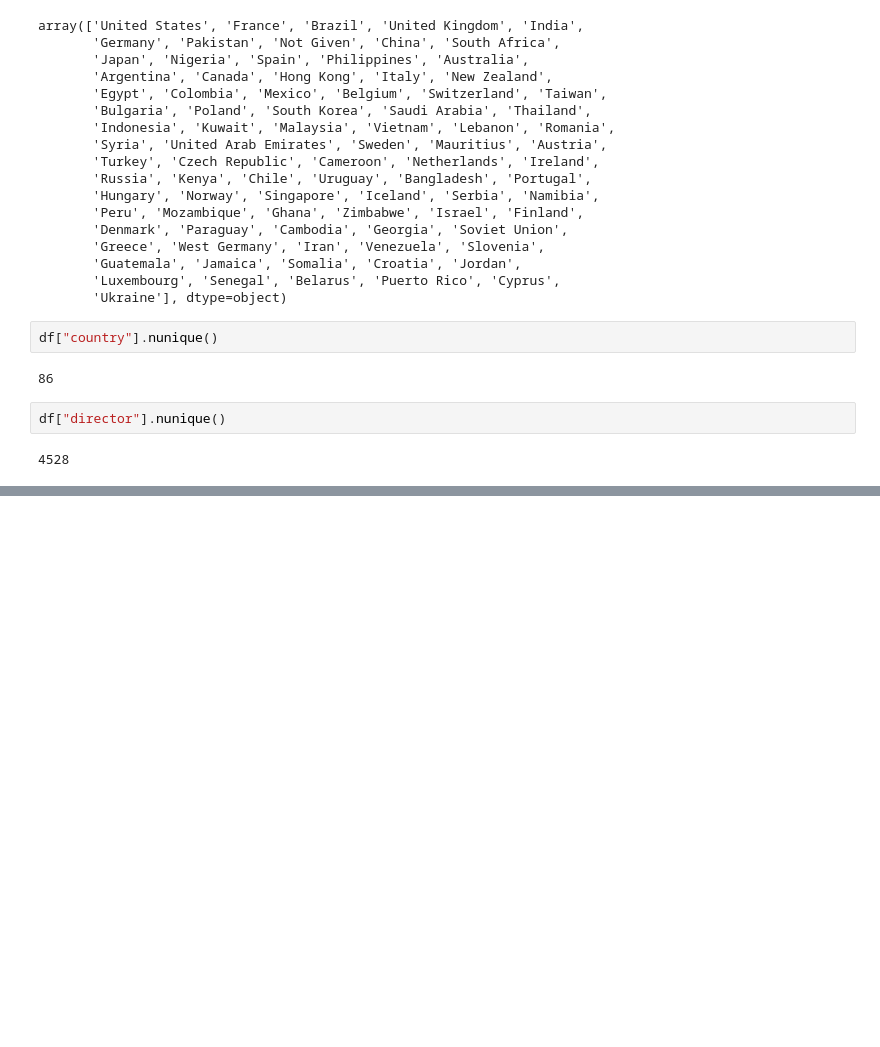
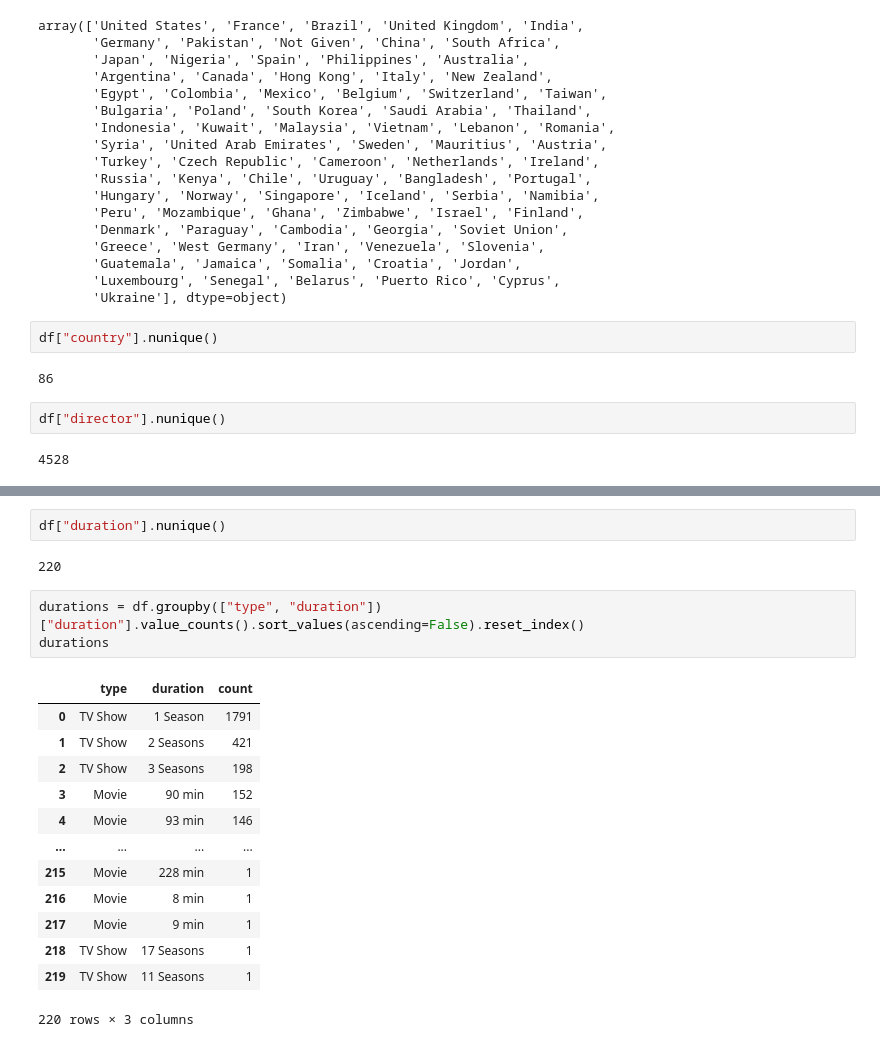
Before and after one commit to Dani-8/Netflix-Data-Analysis, a Jupyter notebook: Netflix-Data-Analysis.ipynb, the cells around one changed output, grey strips where cells are left out. Drawn from its saved outputs; the diff is of its cells as text; blank space fills up the shorter version.

```diff
--- a/Netflix-Data-Analysis.ipynb
+++ b/Netflix-Data-Analysis.ipynb
@@ -282,0 +415,21 @@ array(['Kirsten Johnson', 'Julien Leclercq', 'Mike Flanagan', ...,
+# %%
+df["duration"].nunique()
+# %% [output]
+220
+# %%
+durations = df.groupby(["type", "duration"])["duration"].value_counts().sort_values(ascending=False).reset_index()
+durations
+# %% [output]
+|  | type | duration | count |
+| 0 | TV Show | 1 Season | 1791 |
+| 1 | TV Show | 2 Seasons | 421 |
+| 2 | TV Show | 3 Seasons | 198 |
+| 3 | Movie | 90 min | 152 |
+| 4 | Movie | 93 min | 146 |
+| ... | ... | ... | ... |
+| 215 | Movie | 228 min | 1 |
+| 216 | Movie | 8 min | 1 |
+| 217 | Movie | 9 min | 1 |
+| 218 | TV Show | 17 Seasons | 1 |
+| 219 | TV Show | 11 Seasons | 1 |
+220 rows × 3 columns
```
Also changed, not shown: parts of 12 cells of this notebook.
